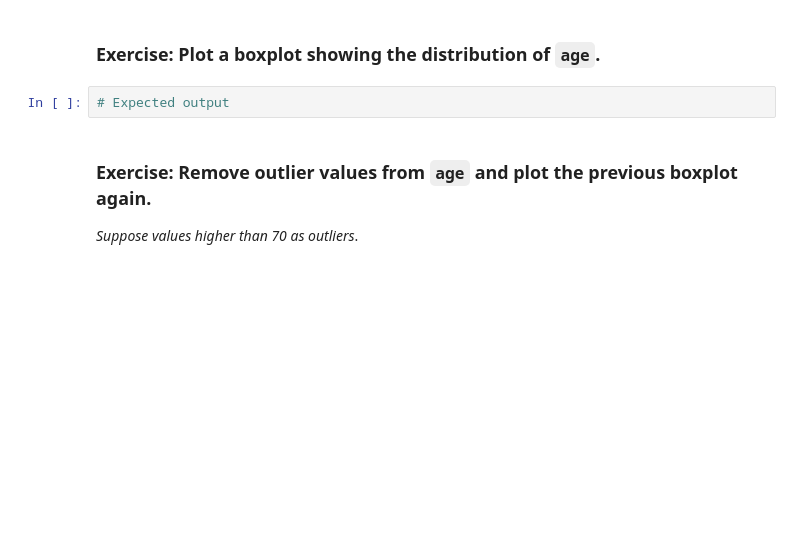
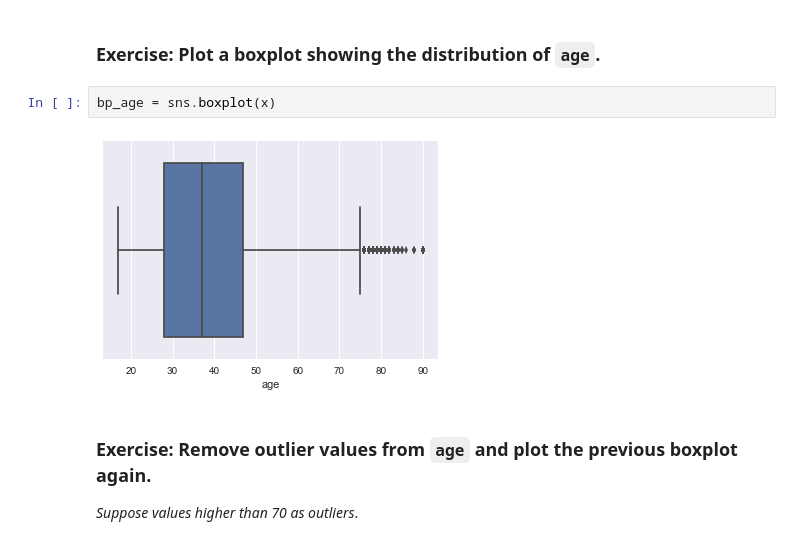
Before and after one commit to AndyDeNike/RMOTR, a Jupyter notebook: projects/data-science/ds-unit-2-us-census-analyisis/Project 2 - US Census.ipynb, the cells around one changed output. Saved outputs shown, nothing was run; the diff lists cells and outputs as text; blank space fills up the shorter version.

```diff
--- a/projects/data-science/ds-unit-2-us-census-analyisis/Project 2 - US Census.ipynb
+++ b/projects/data-science/ds-unit-2-us-census-analyisis/Project 2 - US Census.ipynb
@@ -286,7 +311,9 @@ pd.concat([df, pd.get_dummies(df['income'])], axis=1)
 # %% [markdown]
 ### Exercise: Plot a **boxplot** showing the distribution of `age`.
-# %%
-# Expected output
+# %%
+bp_age = sns.boxplot(x)
+# %% [output]
+[figure, added]
 # %% [markdown]
 ### Exercise: Remove outlier values from `age` and plot the previous boxplot again.
 
```
Also changed, not shown: parts of 3 cells of this notebook.
